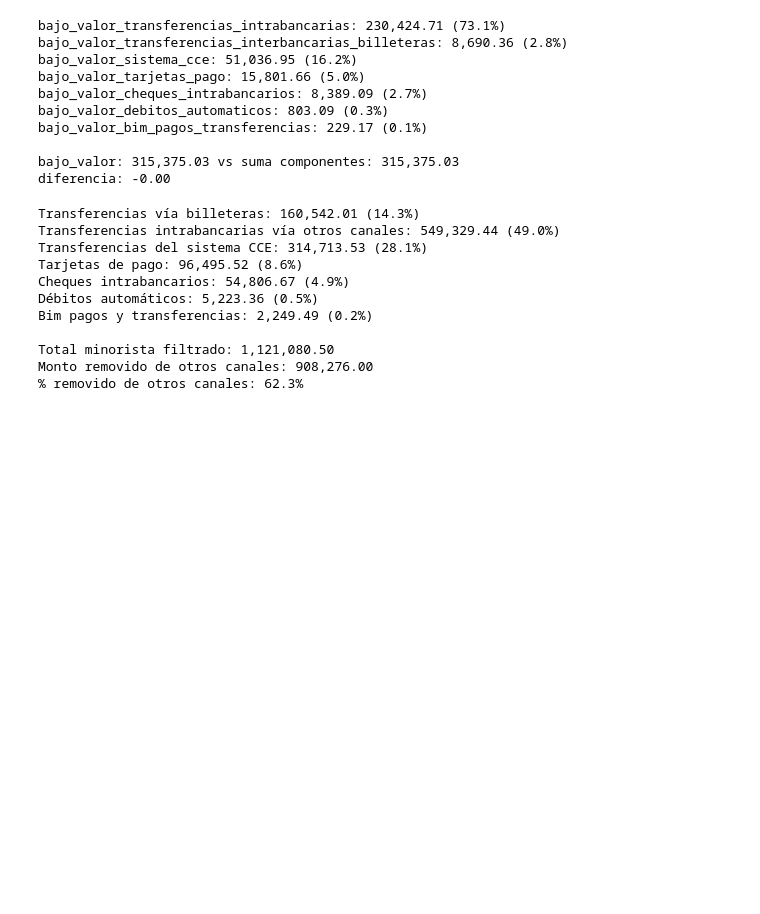
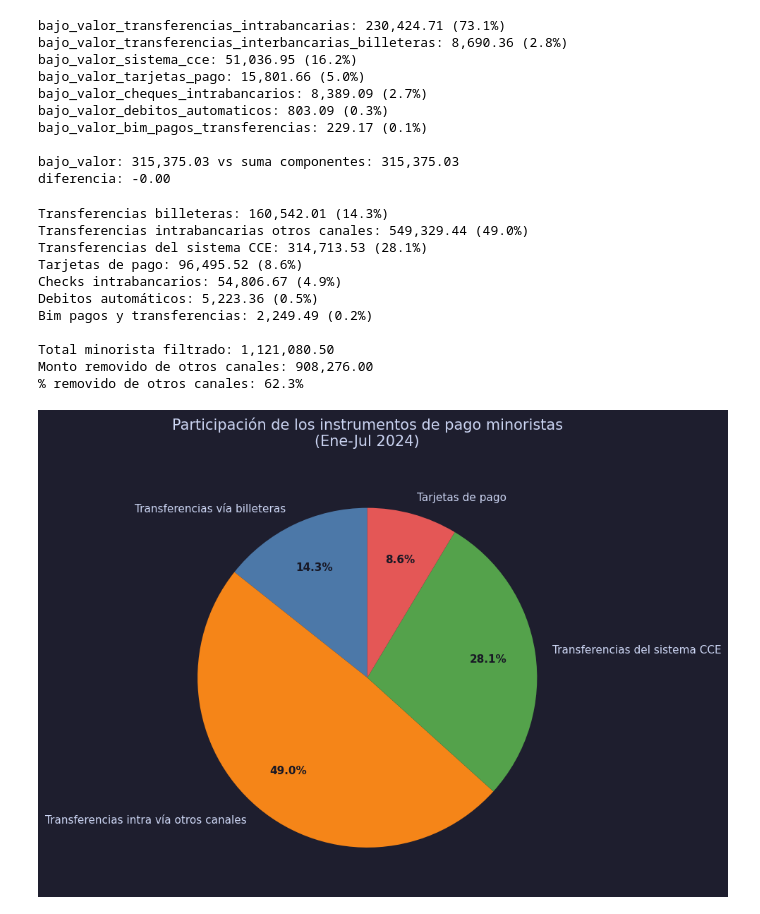
Before and after one commit to FerCorcuera/BCRP-ANALYTICS, a Jupyter notebook: payment-system/notebooks/exploring_data.ipynb, the cells around one changed output. Drawn from its saved outputs; the diff is of its cells as text; code cells hidden in the pictures; blank space fills up the shorter version.

Commit message:
payment_system: adding the pie plots in order to compare them

```diff
--- a/payment-system/notebooks/exploring_data.ipynb
+++ b/payment-system/notebooks/exploring_data.ipynb
@@ -475,6 +472,7 @@ otros_componentes = (
     # + bim_pagos_transferencias
 )
 
+# we try to manipulate the bajo_valor_transferencias_intrabancarias_otros_canales series to replicate the plot
 target_share_otros = 0.49
 
 transferencias_otros_filtrado = (target_share_otros * otros_componentes) / (
@@ -484,10 +482,10 @@ transferencias_otros_filtrado = (target_share_otros * otros_componentes) / (
 total_minorista_filtrado = otros_componentes + transferencias_otros_filtrado
 
 print(
-    f"Transferencias vía billeteras: {transferencias_billeteras:,.2f} ({transferencias_billeteras / total_minorista_filtrado:.1%})"
+    f"Transferencias billeteras: {transferencias_billeteras:,.2f} ({transferencias_billeteras / total_minorista_filtrado:.1%})"
 )
 print(
-    f"Transferencias intrabancarias vía otros canales: {transferencias_otros_filtrado:,.2f} ({transferencias_otros_filtrado / total_minorista_filtrado:.1%})"
+    f"Transferencias intrabancarias otros canales: {transferencias_otros_filtrado:,.2f} ({transferencias_otros_filtrado / total_minorista_filtrado:.1%})"
 )
 print(
     f"Transferencias del sistema CCE: {transferencias_cce:,.2f} ({transferencias_cce / total_minorista_filtrado:.1%})"
@@ -496,10 +494,10 @@ print(
     f"Tarjetas de pago: {tarjetas_pago:,.2f} ({tarjetas_pago / total_minorista_filtrado:.1%})"
 )
 print(
-    f"Cheques intrabancarios: {cheques_intrabancarios:,.2f} ({cheques_intrabancarios / total_minorista_filtrado:.1%})"
+    f"Checks intrabancarios: {cheques_intrabancarios:,.2f} ({cheques_intrabancarios / total_minorista_filtrado:.1%})"
 )
 print(
-    f"Débitos automáticos: {debitos_automaticos:,.2f} ({debitos_automaticos / total_minorista_filtrado:.1%})"
+    f"Debitos automáticos: {debitos_automaticos:,.2f} ({debitos_automaticos / total_minorista_filtrado:.1%})"
 )
 print(
     f"Bim pagos y transferencias: {bim_pagos_transferencias:,.2f} ({bim_pagos_transferencias / total_minorista_filtrado:.1%})"
@@ -514,14 +512,57 @@ print(
     f"% removido de otros canales: {monto_removido / transferencias_otros_original:.1%}"
 )
 # %% [output]
-Transferencias vía billeteras: 160,542.01 (14.3%)
-Transferencias intrabancarias vía otros canales: 549,329.44 (49.0%)
+Transferencias billeteras: 160,542.01 (14.3%)
+Transferencias intrabancarias otros canales: 549,329.44 (49.0%)
 Transferencias del sistema CCE: 314,713.53 (28.1%)
 Tarjetas de pago: 96,495.52 (8.6%)
-Cheques intrabancarios: 54,806.67 (4.9%)
-Débitos automáticos: 5,223.36 (0.5%)
+Checks intrabancarios: 54,806.67 (4.9%)
+Debitos automáticos: 5,223.36 (0.5%)
 Bim pagos y transferencias: 2,249.49 (0.2%)
 
 Total minorista filtrado: 1,121,080.50
 Monto removido de otros canales: 908,276.00
 % removido de otros canales: 62.3%
+# %%
+labels = [
+    "Transferencias vía billeteras",
+    "Transferencias intra vía otros canales",
+    "Transferencias del sistema CCE",
+    "Tarjetas de pago",
+]
+
+values = [
+    transferencias_billeteras,
+    transferencias_otros_filtrado,
+    transferencias_cce,
+    tarjetas_pago,
+]
+
+colors = ["#4c78a8", "#f58518", "#54a24b", "#e45756"]
+
+fig, ax = plt.subplots(figsize=(9, 7))
+
+wedges, texts, autotexts = ax.pie(
+    values,
+    labels=labels,
+    colors=colors,
+    autopct="%1.1f%%",
+    startangle=90,
+    pctdistance=0.72,
+    textprops={"fontsize": 11},
+)
+
+for autotext in autotexts:
+    autotext.set_fontweight("bold")
+    autotext.set_color("#181825")
+
+ax.set_title(
+    "Participación de los instrumentos de pago minoristas\n(Ene-Jul 2024)",
+    fontsize=15,
+    pad=20,
+)
+
+plt.tight_layout()
+plt.show()
+# %% [output]
+[figure, added]
```
Also changed, not shown: parts of 2 cells of this notebook, 1 other file.
